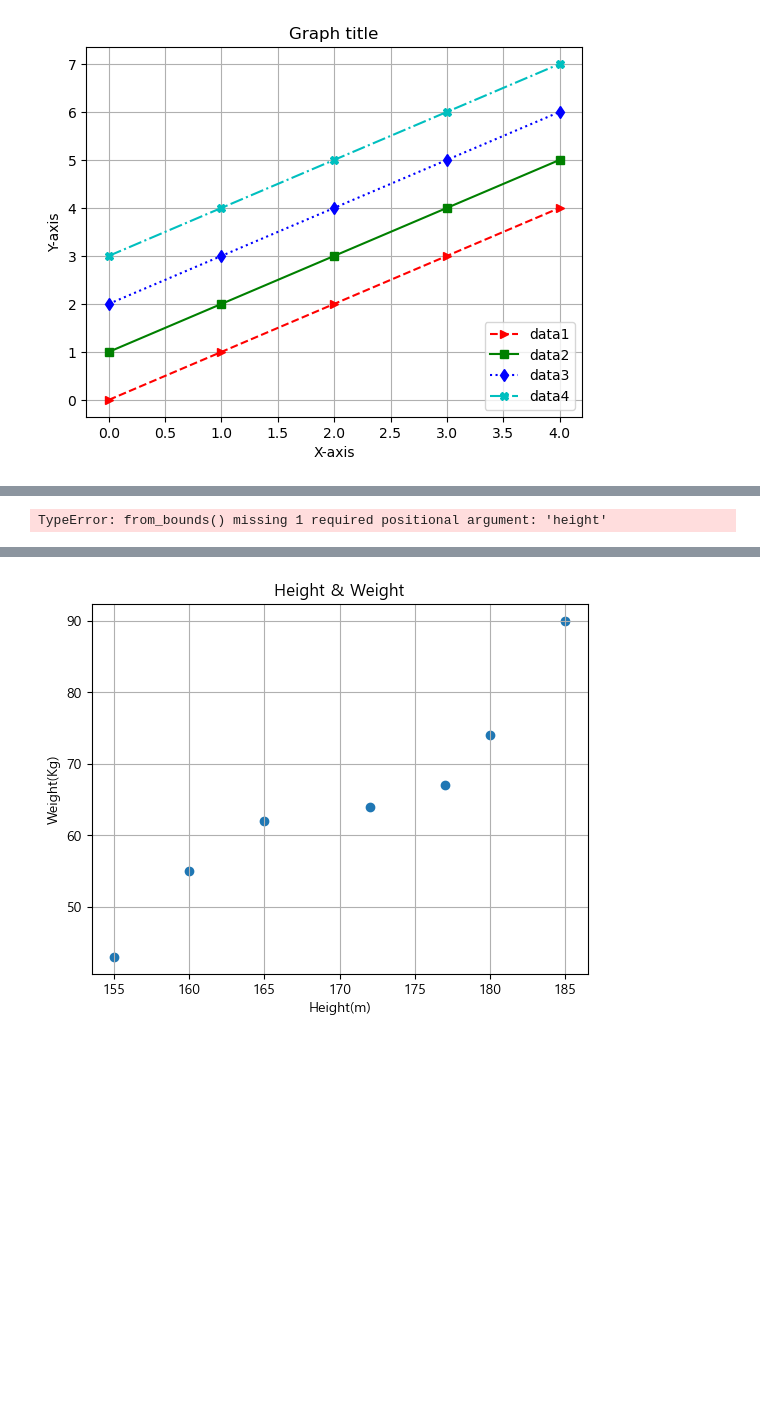
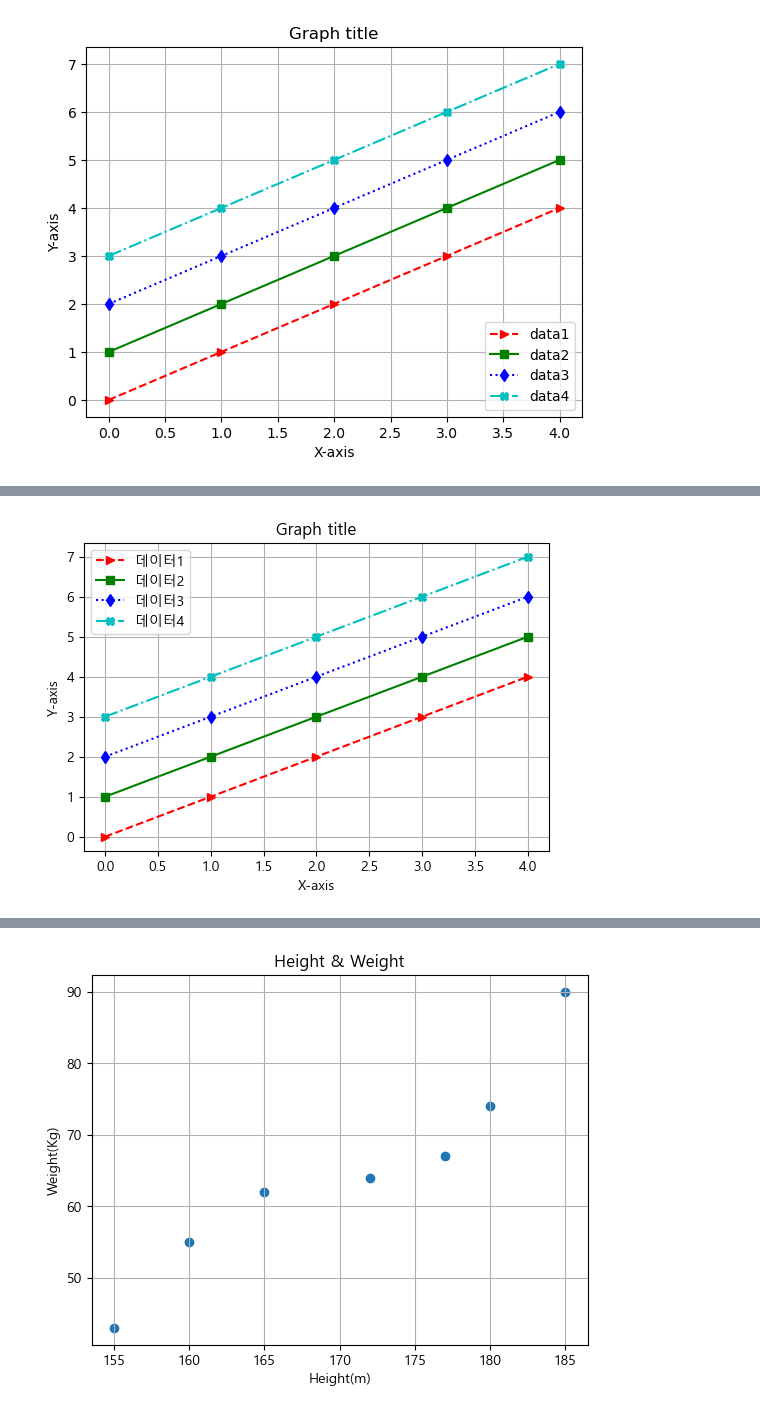
Before and after one commit to lunox5035/jupyter_notebook, a Jupyter notebook: python/Matplotlib.ipynb, the cells around one changed output, grey strips where cells are left out. Drawn from its saved outputs; the diff is of its cells as text; code cells hidden in the pictures; blank space fills up the shorter version.

```diff
--- a/python/Matplotlib.ipynb
+++ b/python/Matplotlib.ipynb
@@ -175,16 +175,16 @@ elif platform.system() == 'Windows':
 else:
     print('Unknown system... sorry~~~~')
 # %%
-plt.figure(figsize=[(63,4)])
+plt.figure(figsize=(6,4))  # 그래프 출력 사이즈 조정
 plt.plot(x, y1, '>--r', x, y2, 's-g', x, y3, 'd:b', x, y4, '-.Xc')
 plt.legend(['데이터1', '데이터2', '데이터3', '데이터4'], loc = 'best')
 plt.xlabel('X-axis')
 plt.ylabel('Y-axis')
 plt.title('Graph title')
 plt.grid(True)
 plt.show()
 # %% [output]
-TypeError: from_bounds() missing 1 required positional argument: 'height'
+[figure, added]
 # %%
 plt.plot(x, y1, '>--r', x, y2, 's-g', x, y3, 'd:b', x, y4, '-.Xc')
 plt.text(0, 6, "문자열 출력 1")
```
Also changed, not shown: parts of 2 cells of this notebook, 3 other files.
